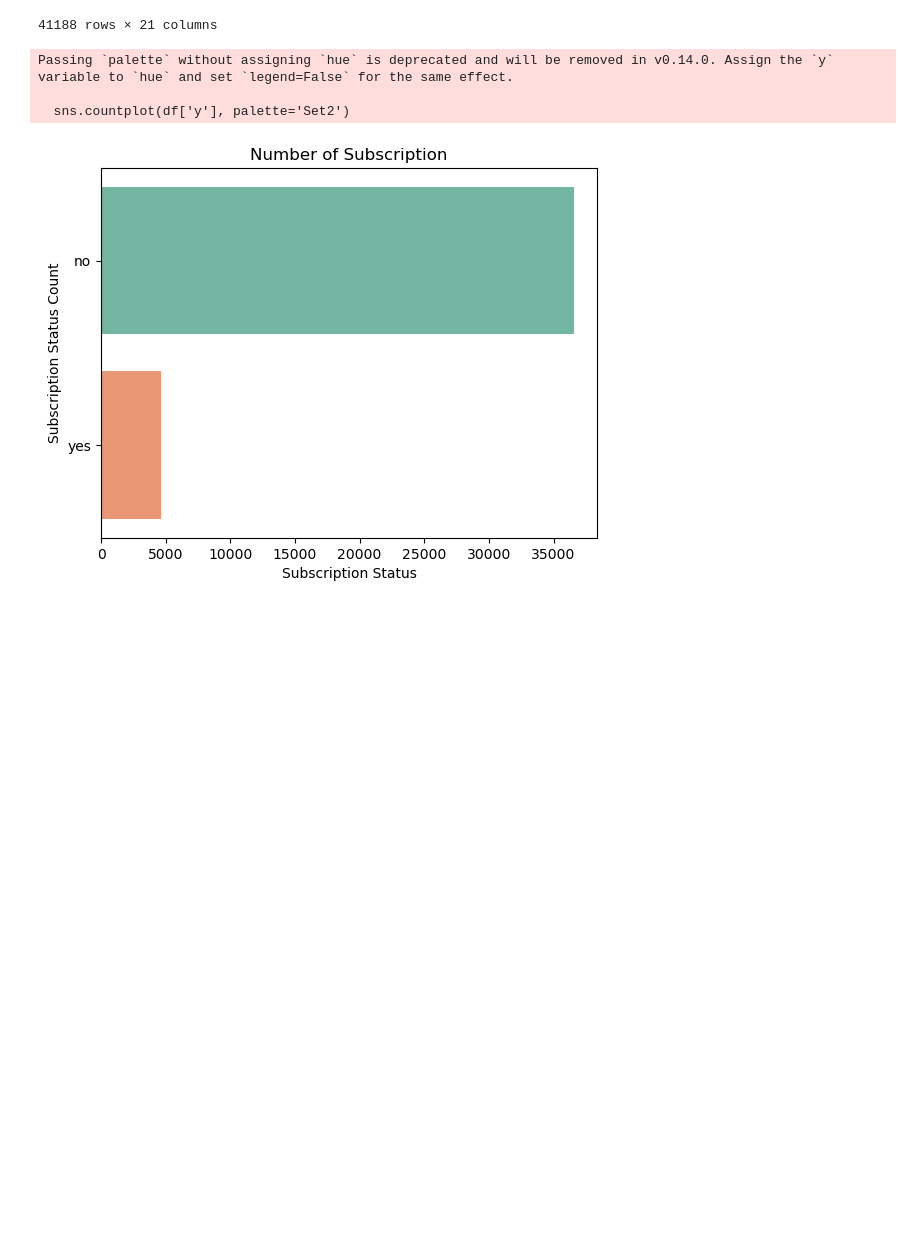
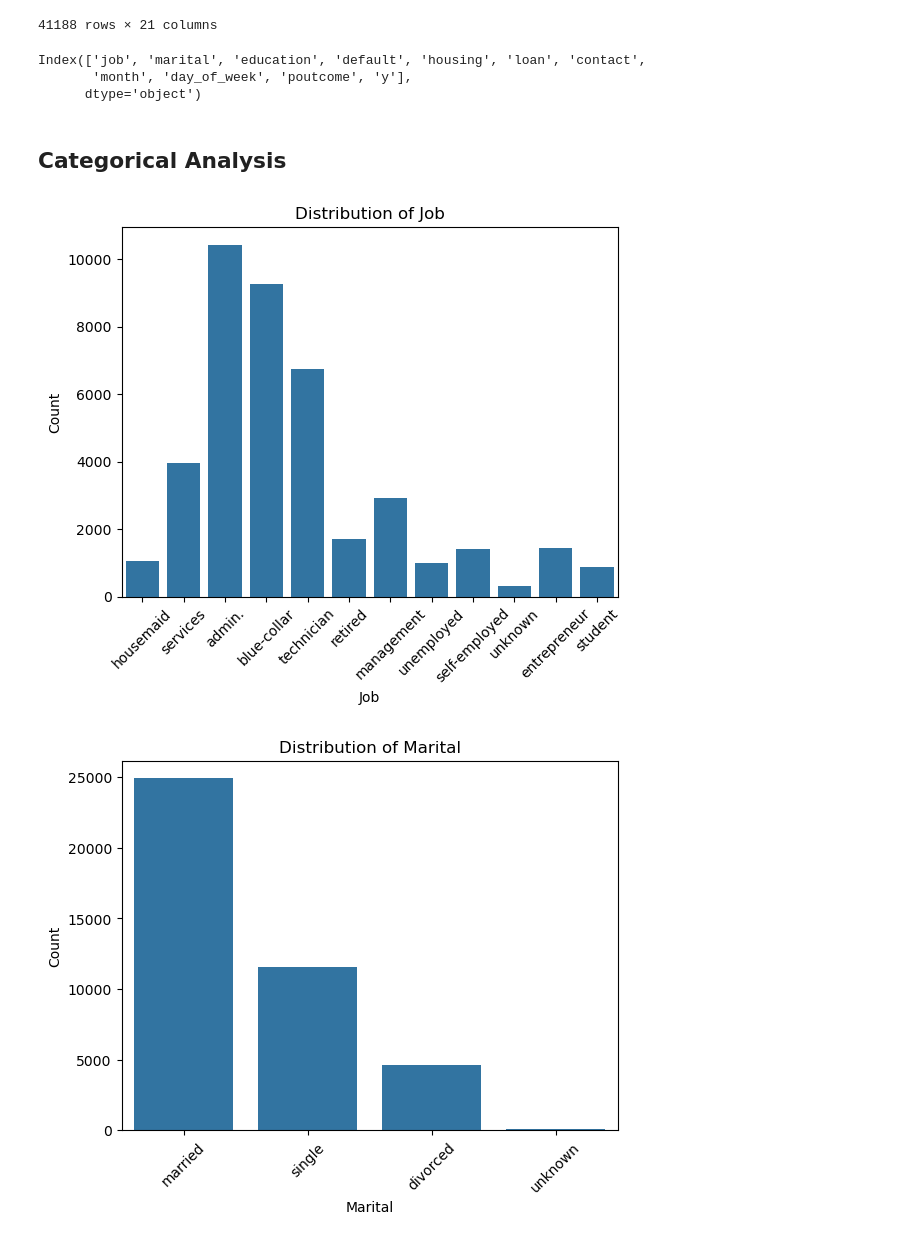
Before and after one commit to hathimazman/MachineLearning_Project2, a Jupyter notebook: ML_Asg2.ipynb, the cells around one changed output. Saved outputs shown, nothing was run; the diff lists cells and outputs as text; code cells hidden in the pictures; blank space fills up the shorter version.

```diff
--- a/ML_Asg2.ipynb
+++ b/ML_Asg2.ipynb
@@ -41,14 +41,26 @@ df
 | 41186 | 44 | technician | married | professional.course | no | no | no | cellular | nov | fri | ... |
 | 41187 | 74 | retired | married | professional.course | no | yes | no | cellular | nov | fri | ... |
 41188 rows × 21 columns
-# %%
-sns.countplot(df['y'], palette='Set2')
-plt.title('Number of Subscription')
-plt.xlabel('Subscription Status')
-plt.ylabel('Subscription Status Count')
-plt.show()
-# %% [output]
-Passing `palette` without assigning `hue` is deprecated and will be removed in v0.14.0. Assign the `y` variable to `hue` and set `legend=False` for the same effect.
-
-  sns.countplot(df['y'], palette='Set2')
-[figure, removed]
+# %%
+CatCols = df.select_dtypes(include=['object', 'category']).columns
+NumCols= df.select_dtypes(include=['number']).columns
+# %%
+CatCols
+# %% [output]
+Index(['job', 'marital', 'education', 'default', 'housing', 'loan', 'contact',
+       'month', 'day_of_week', 'poutcome', 'y'],
+      dtype='object')
+# %% [markdown]
+## Categorical Analysis
+# %%
+for col in CatCols:
+    figsize=(12,6)
+    sns.countplot(data=df, x=col)
+    plt.title(f'Distribution of {col.title()}')
+    plt.xlabel(col.title())
+    plt.xticks(rotation=45)
+    plt.ylabel('Count')
+    plt.show()
+# %% [output]
+[figure, added]
+[figure, added]
```
Also changed, not shown: parts of 9 cells of this notebook.
